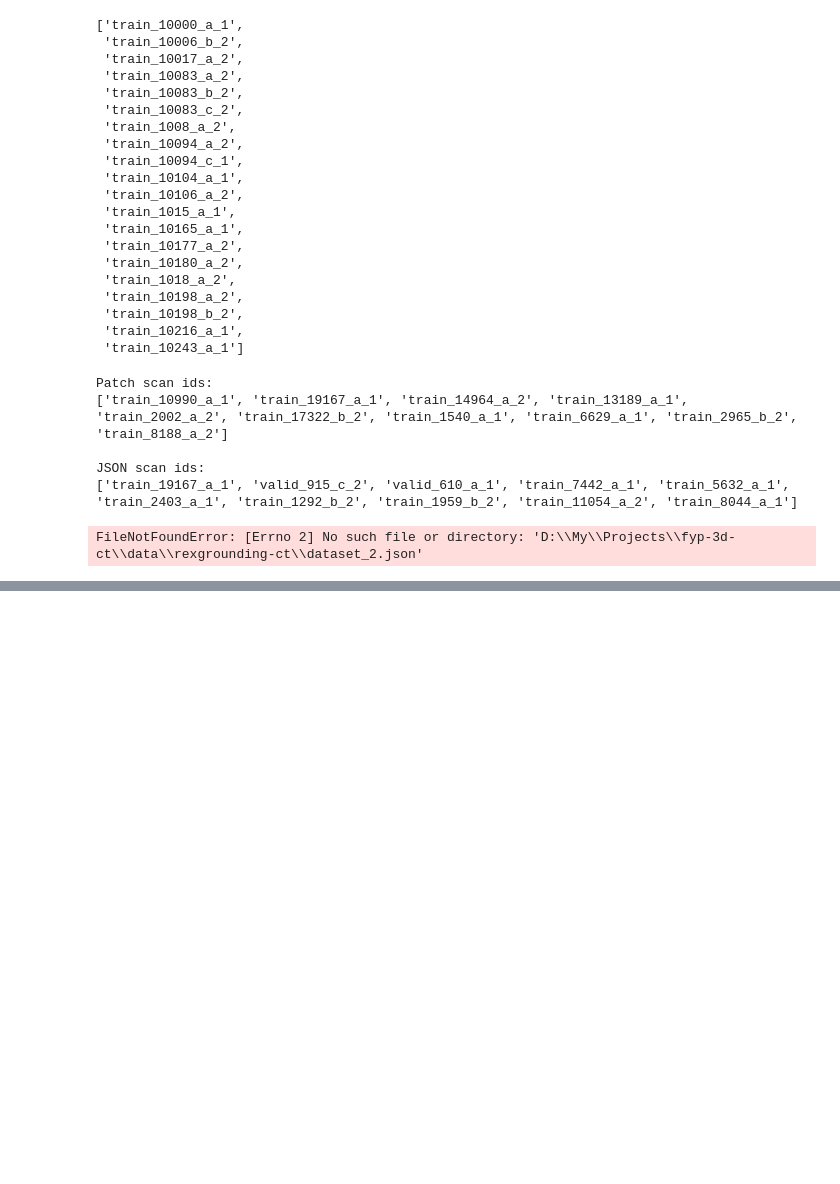
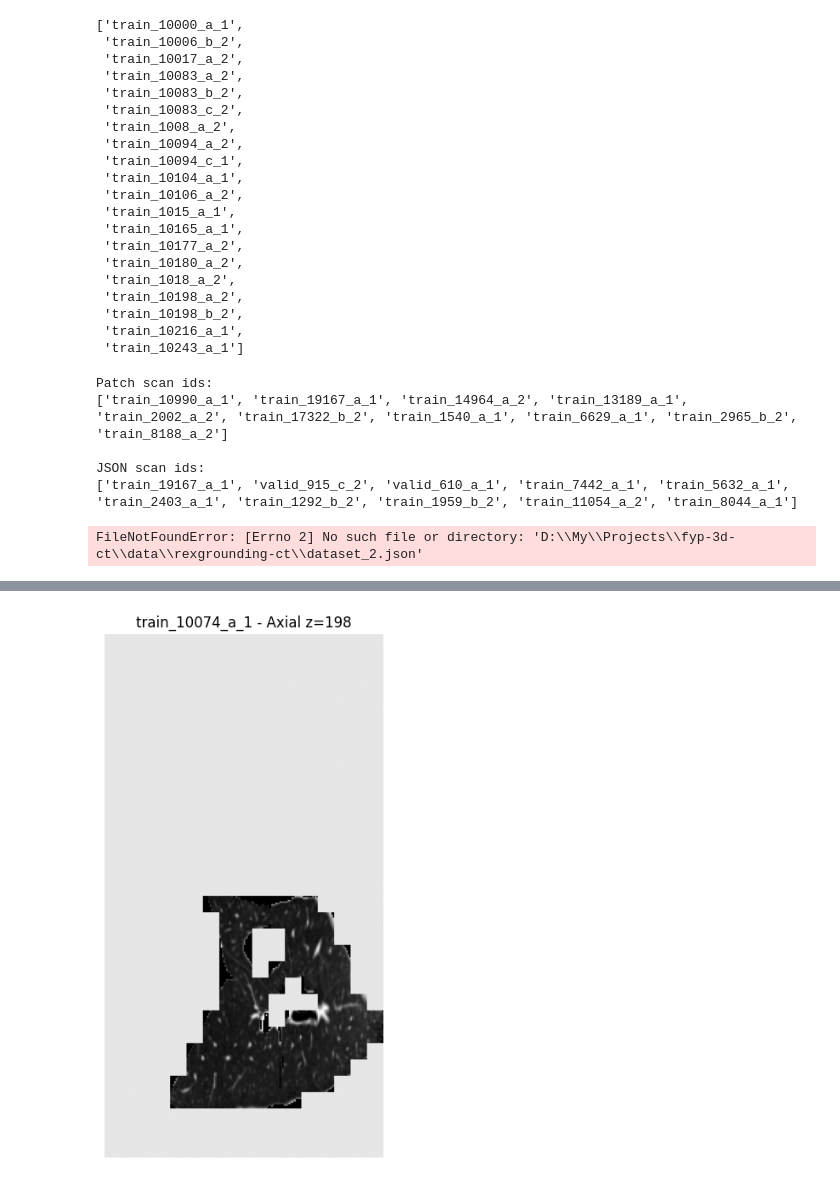
Before and after one commit to ckekula/fyp-3d-ct, a Jupyter notebook: eda/patches.ipynb, the cells around one changed output, grey strips where cells are left out. Drawn from its saved outputs; the diff is of its cells as text; code cells hidden in the pictures; blank space fills up the shorter version.

```diff
--- a/eda/patches.ipynb
+++ b/eda/patches.ipynb
@@ -658,0 +835,11 @@ FileNotFoundError: [Errno 2] No such file or directory: 'D:\\My\\Projects\\fyp-3
+# %%
+# Axial
+z = volume.shape[0] // 2
+
+plt.figure(figsize=(8, 8))
+plt.imshow(volume[z], cmap="gray")
+plt.title(f"{scan_id} - Axial z={z}")
+plt.axis("off")
+plt.show()
+# %% [output]
+[figure, added]
```
Also changed, not shown: parts of 6 cells of this notebook, 6 other files.
